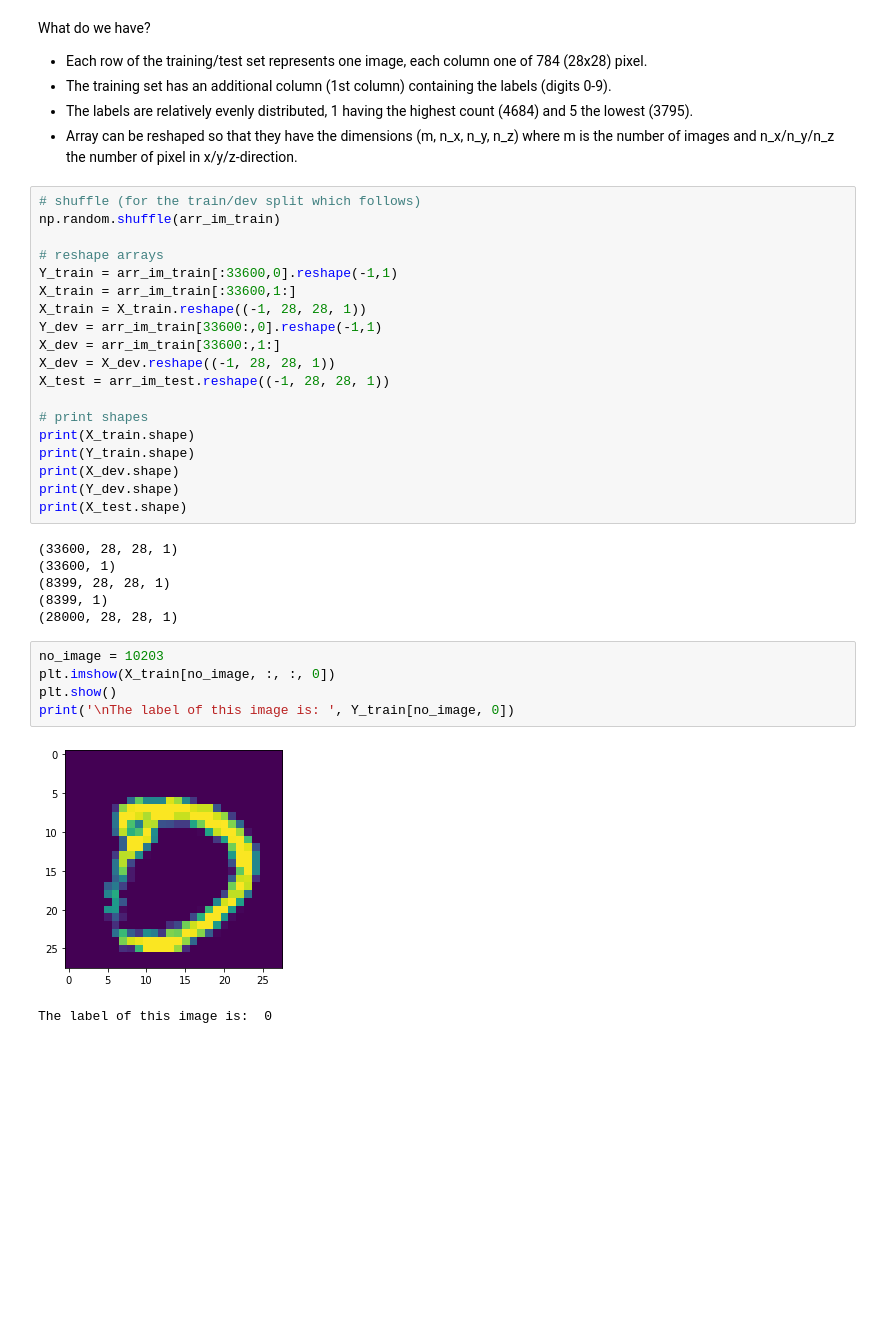
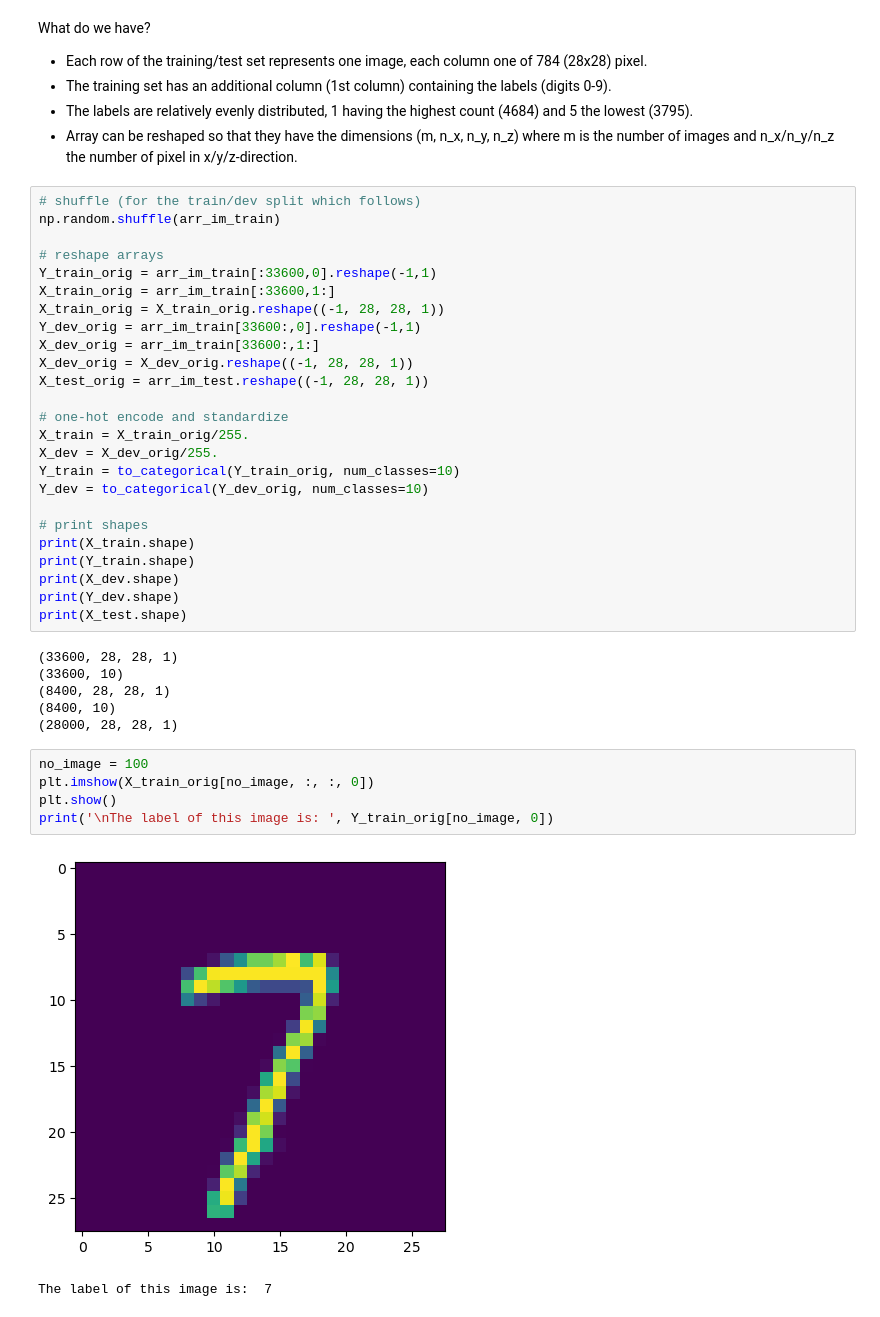
Before and after one commit to JulGras/Digit_recognizer, a Jupyter notebook: Digit_recognizer.ipynb, the cells around one changed output. Cells and saved outputs as stored; diff of their text form; blank space fills up the shorter version.

```diff
--- a/Digit_recognizer.ipynb
+++ b/Digit_recognizer.ipynb
@@ -53,13 +59,19 @@ What do we have?
 np.random.shuffle(arr_im_train)
 
 # reshape arrays
-Y_train = arr_im_train[:33600,0].reshape(-1,1)
-X_train = arr_im_train[:33600,1:]
-X_train = X_train.reshape((-1, 28, 28, 1))
-Y_dev = arr_im_train[33600:,0].reshape(-1,1)
-X_dev = arr_im_train[33600:,1:]
-X_dev = X_dev.reshape((-1, 28, 28, 1))
-X_test = arr_im_test.reshape((-1, 28, 28, 1))
+Y_train_orig = arr_im_train[:33600,0].reshape(-1,1)
+X_train_orig = arr_im_train[:33600,1:]
+X_train_orig = X_train_orig.reshape((-1, 28, 28, 1))
+Y_dev_orig = arr_im_train[33600:,0].reshape(-1,1)
+X_dev_orig = arr_im_train[33600:,1:]
+X_dev_orig = X_dev_orig.reshape((-1, 28, 28, 1))
+X_test_orig = arr_im_test.reshape((-1, 28, 28, 1))
+
+# one-hot encode and standardize
+X_train = X_train_orig/255.
+X_dev = X_dev_orig/255.
+Y_train = to_categorical(Y_train_orig, num_classes=10)
+Y_dev = to_categorical(Y_dev_orig, num_classes=10)
 
 # print shapes
 print(X_train.shape)
@@ -69,15 +81,15 @@ print(Y_dev.shape)
 print(X_test.shape)
 # %% [output]
 (33600, 28, 28, 1)
-(33600, 1)
-(8399, 28, 28, 1)
-(8399, 1)
+(33600, 10)
+(8400, 28, 28, 1)
+(8400, 10)
 (28000, 28, 28, 1)
 # %%
-no_image = 10203
-plt.imshow(X_train[no_image, :, :, 0])
+no_image = 100
+plt.imshow(X_train_orig[no_image, :, :, 0])
 plt.show()
-print('\nThe label of this image is: ', Y_train[no_image, 0])
+print('\nThe label of this image is: ', Y_train_orig[no_image, 0])
 # %% [output]
-[figure, old version]
+[figure, new version]
-The label of this image is:  0
+The label of this image is:  7
```
Also changed, not shown: parts of 9 cells of this notebook.
